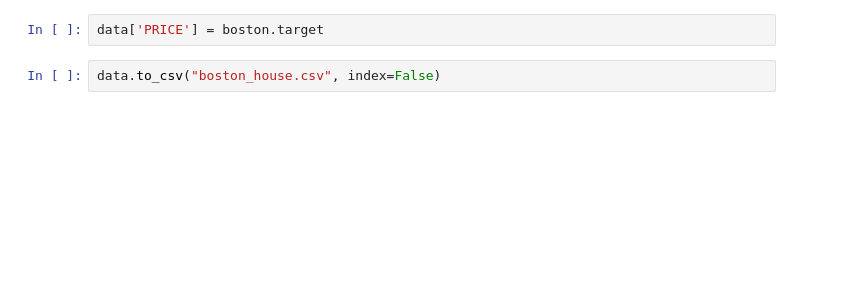
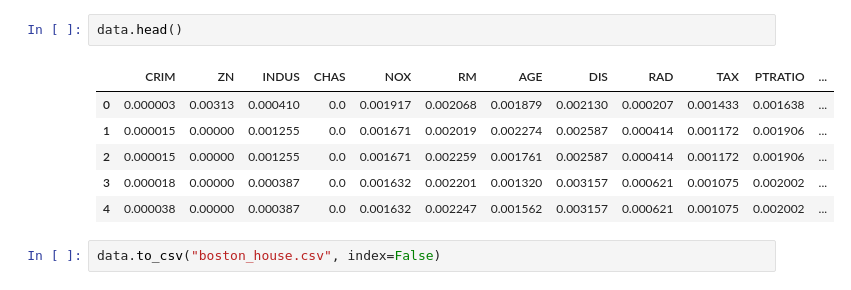
Before and after one commit to dyllanwli/STAT616, a Jupyter notebook: data/bostonLR.ipynb, the cells around one changed output. Saved outputs shown, nothing was run; the diff lists cells and outputs as text; blank space fills up the shorter version.

```diff
--- a/data/bostonLR.ipynb
+++ b/data/bostonLR.ipynb
@@ -21,4 +41,11 @@ sns.heatmap(corr, cbar=True, square= True, fmt='.1f', annot=True, annot_kws={'si
-# %%
-data['PRICE'] = boston.target
+# %%
+data.head()
+# %% [output]
+|  | CRIM | ZN | INDUS | CHAS | NOX | RM | AGE | DIS | RAD | TAX | PTRATIO | ... |
+| 0 | 0.000003 | 0.00313 | 0.000410 | 0.0 | 0.001917 | 0.002068 | 0.001879 | 0.002130 | 0.000207 | 0.001433 | 0.001638 | ... |
+| 1 | 0.000015 | 0.00000 | 0.001255 | 0.0 | 0.001671 | 0.002019 | 0.002274 | 0.002587 | 0.000414 | 0.001172 | 0.001906 | ... |
+| 2 | 0.000015 | 0.00000 | 0.001255 | 0.0 | 0.001671 | 0.002259 | 0.001761 | 0.002587 | 0.000414 | 0.001172 | 0.001906 | ... |
+| 3 | 0.000018 | 0.00000 | 0.000387 | 0.0 | 0.001632 | 0.002201 | 0.001320 | 0.003157 | 0.000621 | 0.001075 | 0.002002 | ... |
+| 4 | 0.000038 | 0.00000 | 0.000387 | 0.0 | 0.001632 | 0.002247 | 0.001562 | 0.003157 | 0.000621 | 0.001075 | 0.002002 | ... |
 # %%
 data.to_csv("boston_house.csv", index=False)
```
Also changed, not shown: parts of 7 cells of this notebook, 5 other files.
